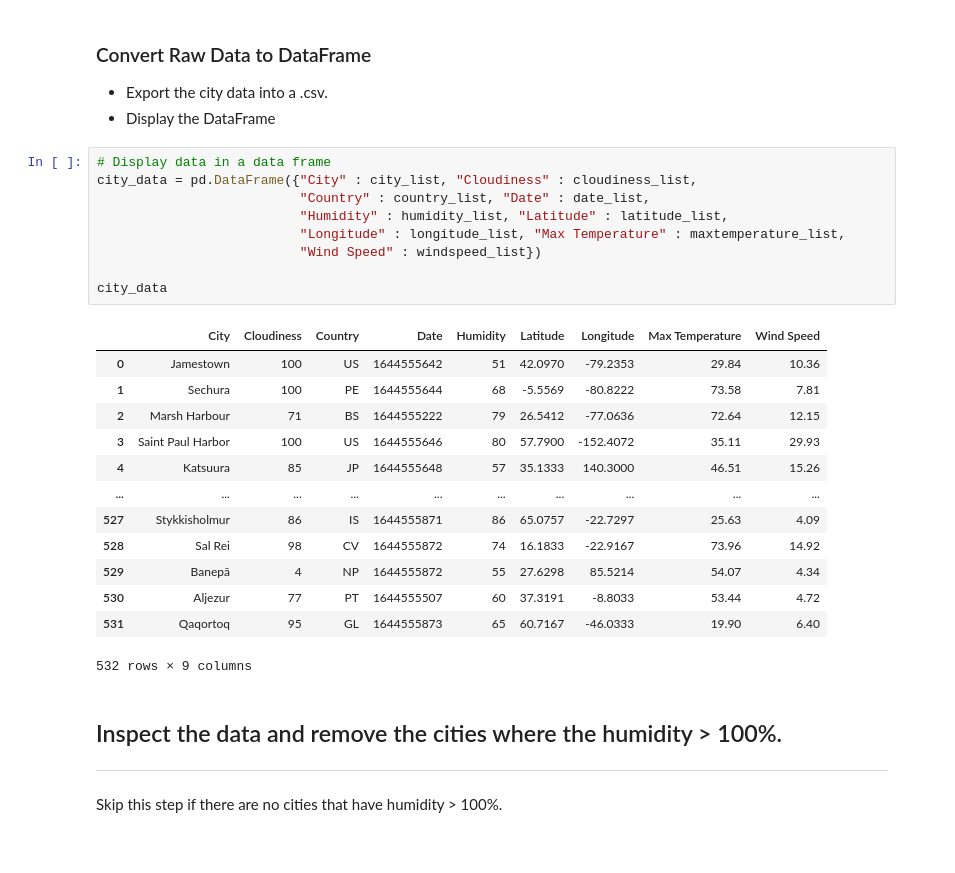
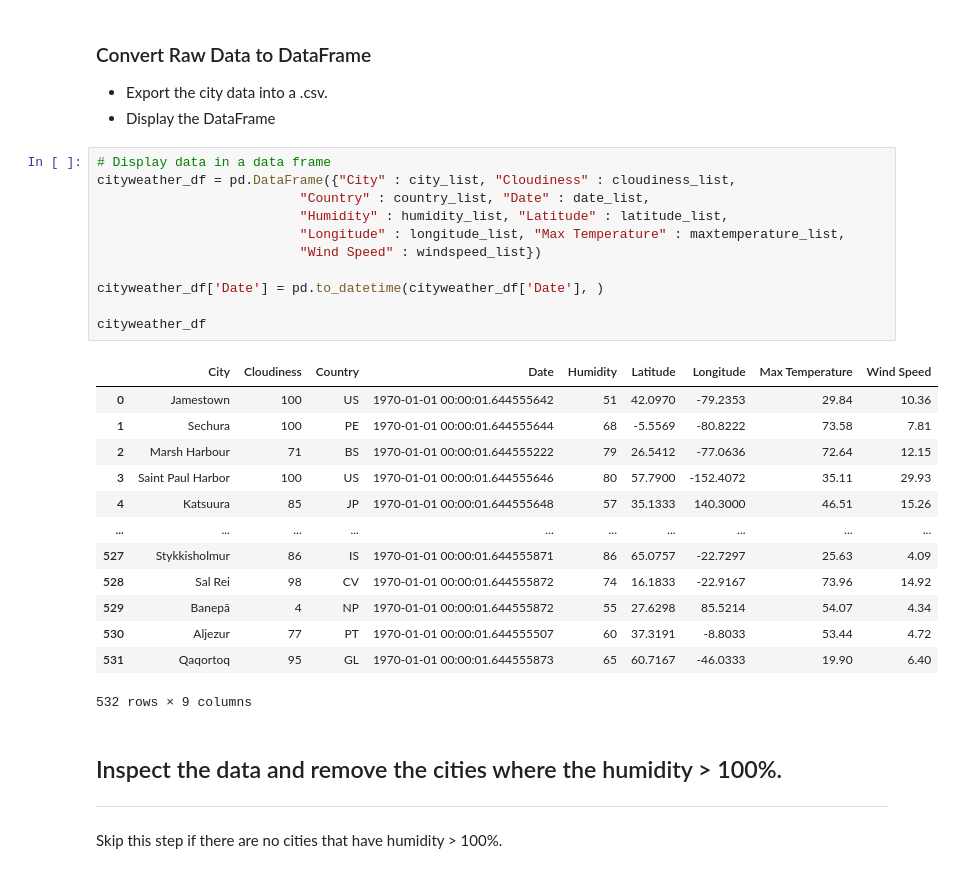
Before and after one commit to SidDas8/python-api-challenge, a Jupyter notebook: WeatherPy/WeatherPy.ipynb, the cells around one changed output. Saved outputs shown, nothing was run; the diff lists cells and outputs as text.

Commit message:
Converted date column to display correctly.

```diff
--- a/WeatherPy/WeatherPy.ipynb
+++ b/WeatherPy/WeatherPy.ipynb
@@ -155,26 +155,28 @@ City number 532 is named qaqortoq.
 * Display the DataFrame
 # %%
 # Display data in a data frame
-city_data = pd.DataFrame({"City" : city_list, "Cloudiness" : cloudiness_list,
+cityweather_df = pd.DataFrame({"City" : city_list, "Cloudiness" : cloudiness_list,
                           "Country" : country_list, "Date" : date_list,
                           "Humidity" : humidity_list, "Latitude" : latitude_list,
                           "Longitude" : longitude_list, "Max Temperature" : maxtemperature_list,
                           "Wind Speed" : windspeed_list})
 
-city_data
+cityweather_df['Date'] = pd.to_datetime(cityweather_df['Date'], )
+
+cityweather_df
 # %% [output]
 |  | City | Cloudiness | Country | Date | Humidity | Latitude | Longitude | Max Temperature | Wind Speed |
-| 0 | Jamestown | 100 | US | 1644555642 | 51 | 42.0970 | -79.2353 | 29.84 | 10.36 |
-| 1 | Sechura | 100 | PE | 1644555644 | 68 | -5.5569 | -80.8222 | 73.58 | 7.81 |
-| 2 | Marsh Harbour | 71 | BS | 1644555222 | 79 | 26.5412 | -77.0636 | 72.64 | 12.15 |
-| 3 | Saint Paul Harbor | 100 | US | 1644555646 | 80 | 57.7900 | -152.4072 | 35.11 | 29.93 |
-| 4 | Katsuura | 85 | JP | 1644555648 | 57 | 35.1333 | 140.3000 | 46.51 | 15.26 |
+| 0 | Jamestown | 100 | US | 1970-01-01 00:00:01.644555642 | 51 | 42.0970 | -79.2353 | 29.84 | 10.36 |
+| 1 | Sechura | 100 | PE | 1970-01-01 00:00:01.644555644 | 68 | -5.5569 | -80.8222 | 73.58 | 7.81 |
+| 2 | Marsh Harbour | 71 | BS | 1970-01-01 00:00:01.644555222 | 79 | 26.5412 | -77.0636 | 72.64 | 12.15 |
+| 3 | Saint Paul Harbor | 100 | US | 1970-01-01 00:00:01.644555646 | 80 | 57.7900 | -152.4072 | 35.11 | 29.93 |
+| 4 | Katsuura | 85 | JP | 1970-01-01 00:00:01.644555648 | 57 | 35.1333 | 140.3000 | 46.51 | 15.26 |
 | ... | ... | ... | ... | ... | ... | ... | ... | ... | ... |
-| 527 | Stykkisholmur | 86 | IS | 1644555871 | 86 | 65.0757 | -22.7297 | 25.63 | 4.09 |
-| 528 | Sal Rei | 98 | CV | 1644555872 | 74 | 16.1833 | -22.9167 | 73.96 | 14.92 |
-| 529 | Banepā | 4 | NP | 1644555872 | 55 | 27.6298 | 85.5214 | 54.07 | 4.34 |
-| 530 | Aljezur | 77 | PT | 1644555507 | 60 | 37.3191 | -8.8033 | 53.44 | 4.72 |
-| 531 | Qaqortoq | 95 | GL | 1644555873 | 65 | 60.7167 | -46.0333 | 19.90 | 6.40 |
+| 527 | Stykkisholmur | 86 | IS | 1970-01-01 00:00:01.644555871 | 86 | 65.0757 | -22.7297 | 25.63 | 4.09 |
+| 528 | Sal Rei | 98 | CV | 1970-01-01 00:00:01.644555872 | 74 | 16.1833 | -22.9167 | 73.96 | 14.92 |
+| 529 | Banepā | 4 | NP | 1970-01-01 00:00:01.644555872 | 55 | 27.6298 | 85.5214 | 54.07 | 4.34 |
+| 530 | Aljezur | 77 | PT | 1970-01-01 00:00:01.644555507 | 60 | 37.3191 | -8.8033 | 53.44 | 4.72 |
+| 531 | Qaqortoq | 95 | GL | 1970-01-01 00:00:01.644555873 | 65 | 60.7167 | -46.0333 | 19.90 | 6.40 |
 532 rows × 9 columns
 # %% [markdown]
 ## Inspect the data and remove the cities where the humidity > 100%.
```
